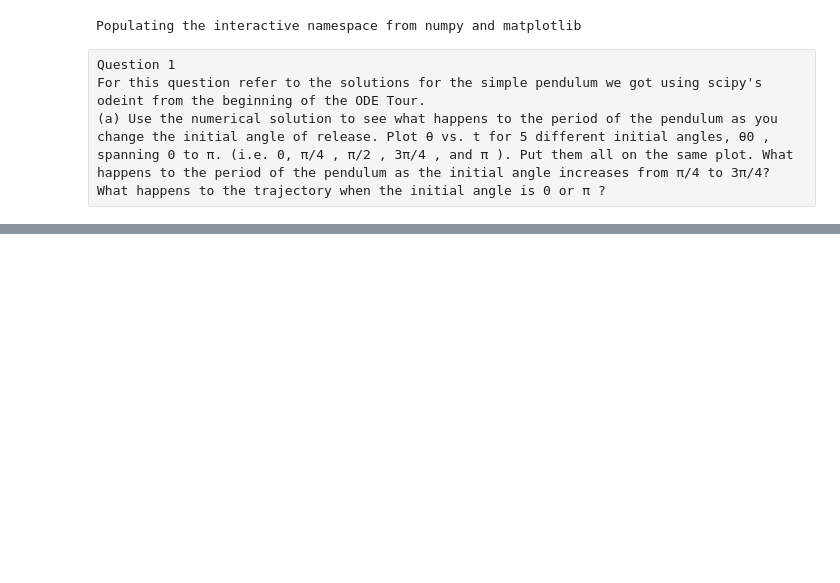
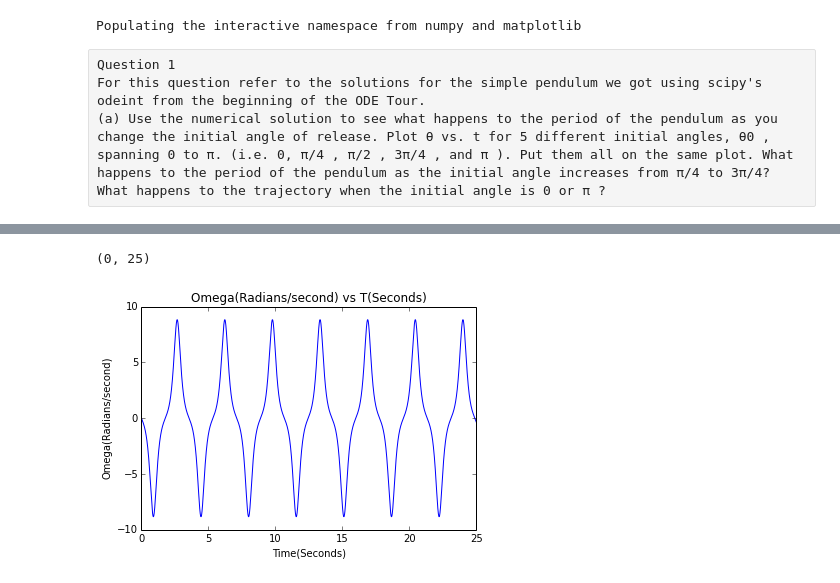
Before and after one commit to jhaslema/PHYS202-S14, a Jupyter notebook: SciPy/ODEExercises.ipynb, the cells around one changed output, grey strips where cells are left out. Saved outputs shown, nothing was run; the diff lists cells and outputs as text; code cells hidden in the pictures; blank space fills up the shorter version.

```diff
--- a/SciPy/ODEExercises.ipynb
+++ b/SciPy/ODEExercises.ipynb
@@ -39,0 +58,14 @@ plt.legend(loc = "upper left")
+# %%
+t = np.arange(0.,50.+0.01,0.01)
+omega0 = 0
+th0 = 0.95*np.pi
+theta_init = np.array([th0,omega0])
+theta = odeint(deriv,theta_init,t)
+plt.plot(t,theta[:,1])
+plt.title("Omega(Radians/second) vs T(Seconds)")
+plt.xlabel("Time(Seconds)")
+plt.ylabel("Omega(Radians/second)")
+plt.xlim(0,25)
+# %% [output]
+(0, 25)
+[figure, added]
```
Also changed, not shown: parts of 18 cells of this notebook.
